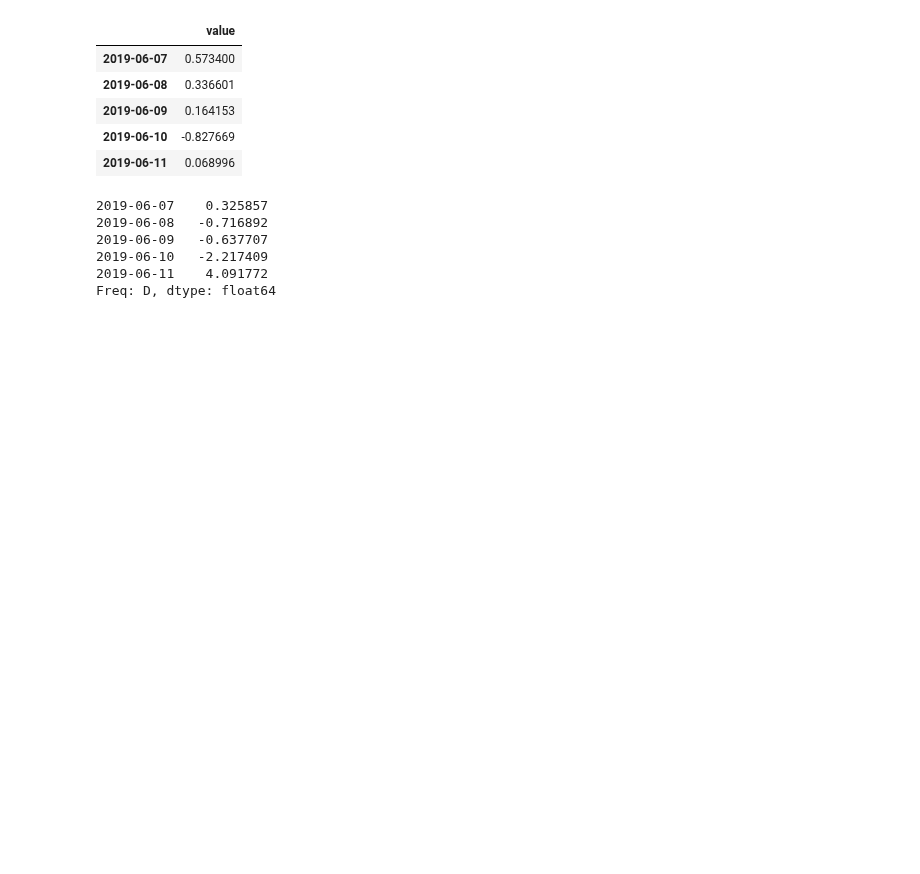
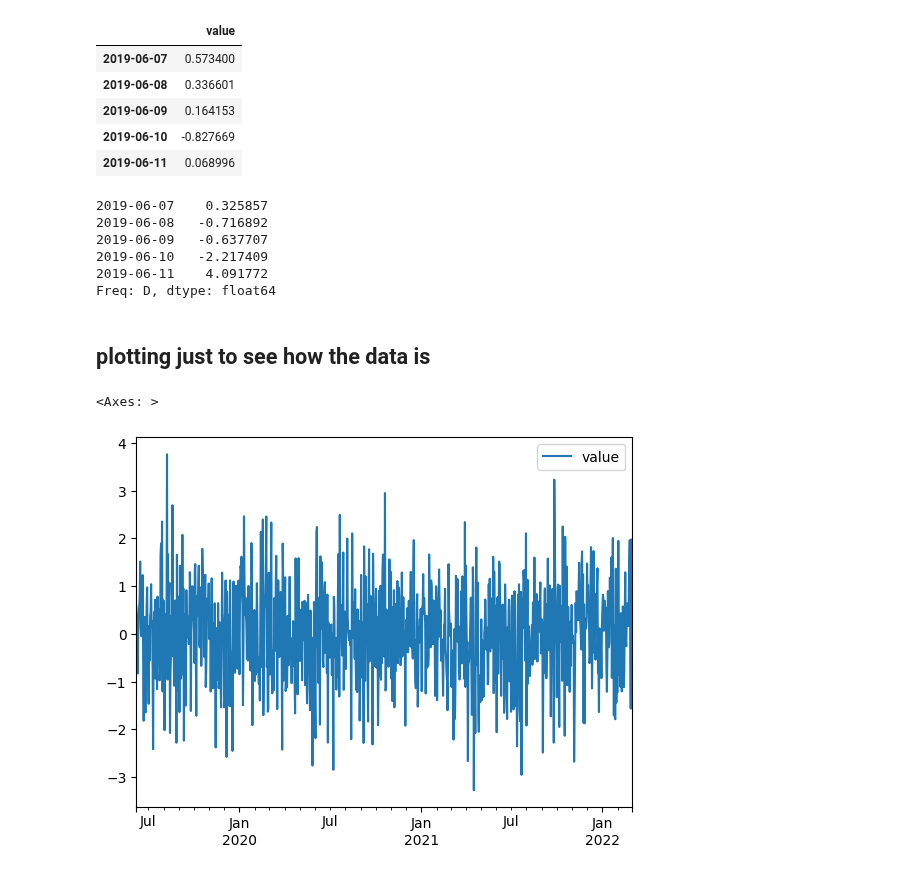
Before and after one commit to siddartha-10/Data-Science, a Jupyter notebook: Data_visualization/Data Visualization with pandas.ipynb, the cells around one changed output. Saved outputs shown, nothing was run; the diff lists cells and outputs as text; code cells hidden in the pictures; blank space fills up the shorter version.

```diff
--- a/Data_visualization/Data Visualization with pandas.ipynb
+++ b/Data_visualization/Data Visualization with pandas.ipynb
@@ -32,3 +32,10 @@ ts.head()
 2019-06-10   -2.217409
 2019-06-11    4.091772
 Freq: D, dtype: float64
+# %% [markdown]
+## plotting just to see how the data is
+# %%
+df.plot()
+# %% [output]
+<Axes: >
+[figure, added]
```
Also changed, not shown: parts of 1 cell of this notebook.
